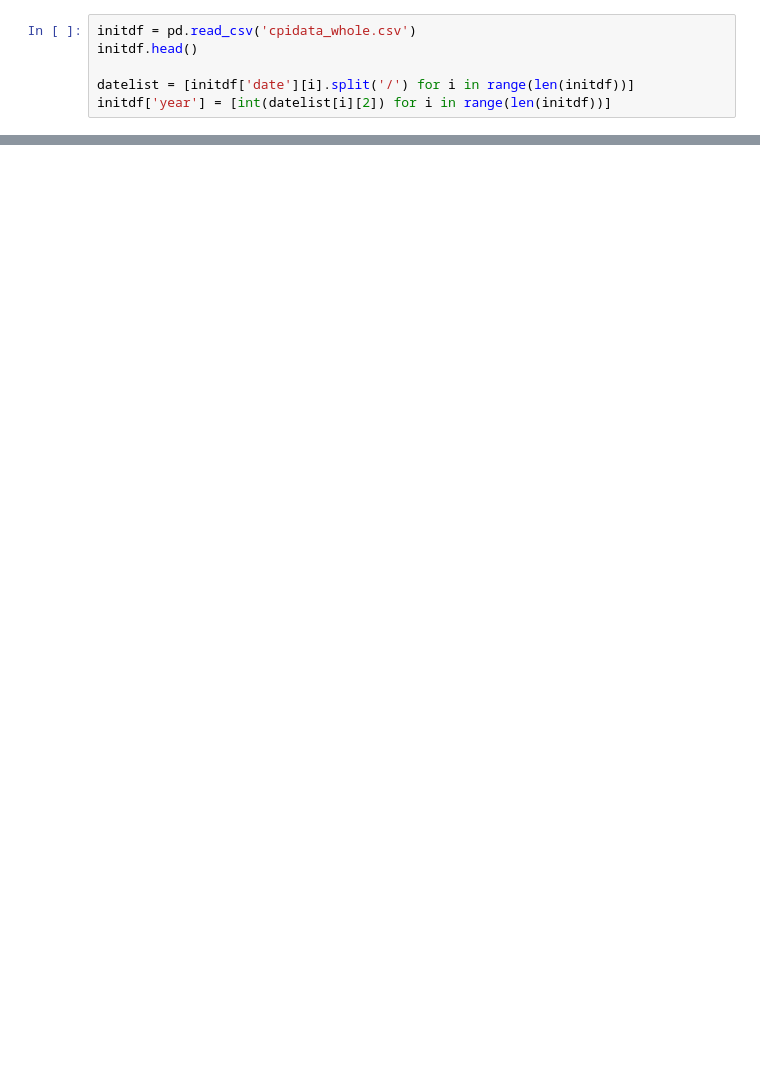
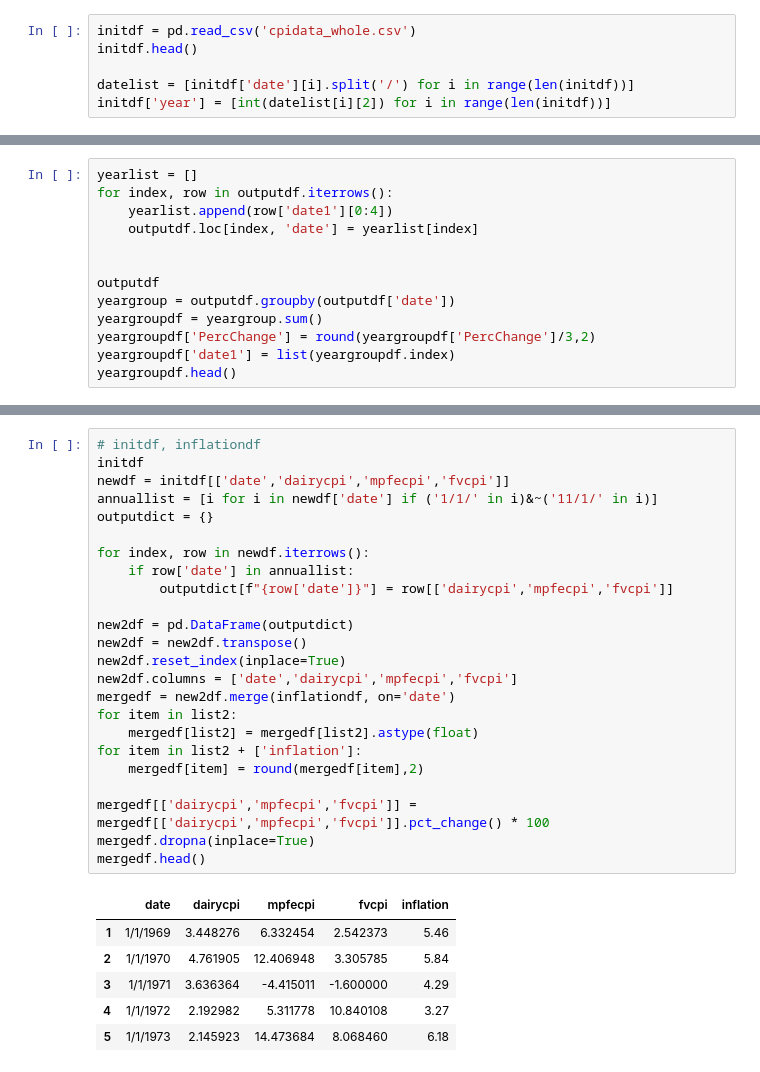
Before and after one commit to leowheeler1/InflationTrendsAnalysis, a Jupyter notebook: datawork.ipynb, the cells around one changed output, grey strips where cells are left out. Saved outputs shown, nothing was run; the diff lists cells and outputs as text; blank space fills up the shorter version.

```diff
--- a/datawork.ipynb
+++ b/datawork.ipynb
@@ -94,0 +167,13 @@ print(object1)
+# %%
+yearlist = []
+for index, row in outputdf.iterrows():
+    yearlist.append(row['date1'][0:4])
+    outputdf.loc[index, 'date'] = yearlist[index]
+
+
+outputdf
+yeargroup = outputdf.groupby(outputdf['date'])
+yeargroupdf = yeargroup.sum()
+yeargroupdf['PercChange'] = round(yeargroupdf['PercChange']/3,2)
+yeargroupdf['date1'] = list(yeargroupdf.index)
+yeargroupdf.head()
@@ -94,0 +207,31 @@ print(object1)
+# %%
+# initdf, inflationdf
+initdf
+newdf = initdf[['date','dairycpi','mpfecpi','fvcpi']]
+annuallist = [i for i in newdf['date'] if ('1/1/' in i)&~('11/1/' in i)]
+outputdict = {}
+
+for index, row in newdf.iterrows():
+    if row['date'] in annuallist:
+        outputdict[f"{row['date']}"] = row[['dairycpi','mpfecpi','fvcpi']]
+
+new2df = pd.DataFrame(outputdict)
+new2df = new2df.transpose()
+new2df.reset_index(inplace=True)
+new2df.columns = ['date','dairycpi','mpfecpi','fvcpi']
+mergedf = new2df.merge(inflationdf, on='date')
+for item in list2:
+    mergedf[list2] = mergedf[list2].astype(float)
+for item in list2 + ['inflation']:
+    mergedf[item] = round(mergedf[item],2)
+
+mergedf[['dairycpi','mpfecpi','fvcpi']] = mergedf[['dairycpi','mpfecpi','fvcpi']].pct_change() * 100
+mergedf.dropna(inplace=True)
+mergedf.head()
+# %% [output]
+|  | date | dairycpi | mpfecpi | fvcpi | inflation |
+| 1 | 1/1/1969 | 3.448276 | 6.332454 | 2.542373 | 5.46 |
+| 2 | 1/1/1970 | 4.761905 | 12.406948 | 3.305785 | 5.84 |
+| 3 | 1/1/1971 | 3.636364 | -4.415011 | -1.600000 | 4.29 |
+| 4 | 1/1/1972 | 2.192982 | 5.311778 | 10.840108 | 3.27 |
+| 5 | 1/1/1973 | 2.145923 | 14.473684 | 8.068460 | 6.18 |
```
Also changed, not shown: parts of 14 cells of this notebook, 5 other files.
